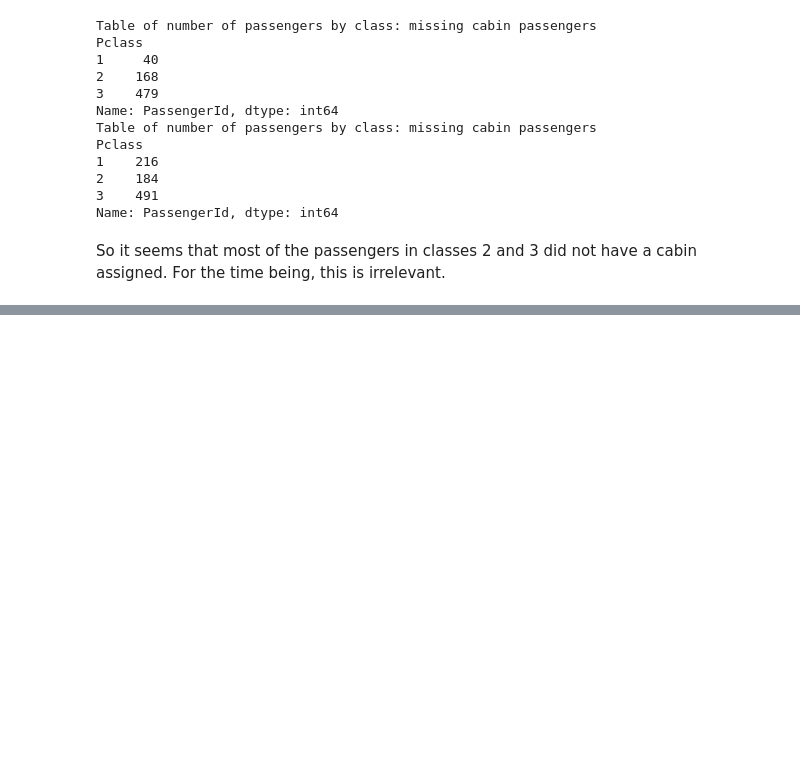
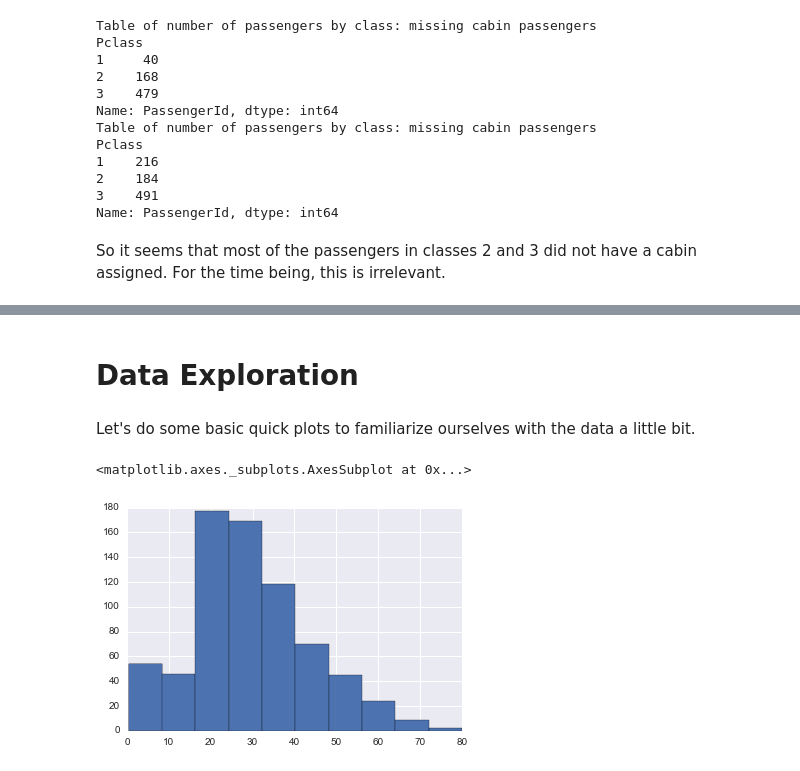
Before and after one commit to jboludae/DAND_project_2, a Jupyter notebook: titanic_survival_analysis.ipynb, the cells around one changed output, grey strips where cells are left out. Cells and saved outputs as stored; diff of their text form; code cells hidden in the pictures; blank space fills up the shorter version.

Commit message:
feat: additional (initial) data exploration performed

```diff
--- a/titanic_survival_analysis.ipynb
+++ b/titanic_survival_analysis.ipynb
@@ -142,0 +125,10 @@ Name: Age, dtype: float64
+# %% [markdown]
+# Data Exploration
+# %% [markdown]
+Let's do some basic quick plots to familiarize ourselves with the data a little bit.
+# %%
+# Let's explore the age
+titanic_survival['Age'].hist()
+# %% [output]
+<matplotlib.axes._subplots.AxesSubplot at 0x...>
+[figure, added]
```
Also changed, not shown: parts of 5 cells of this notebook.
